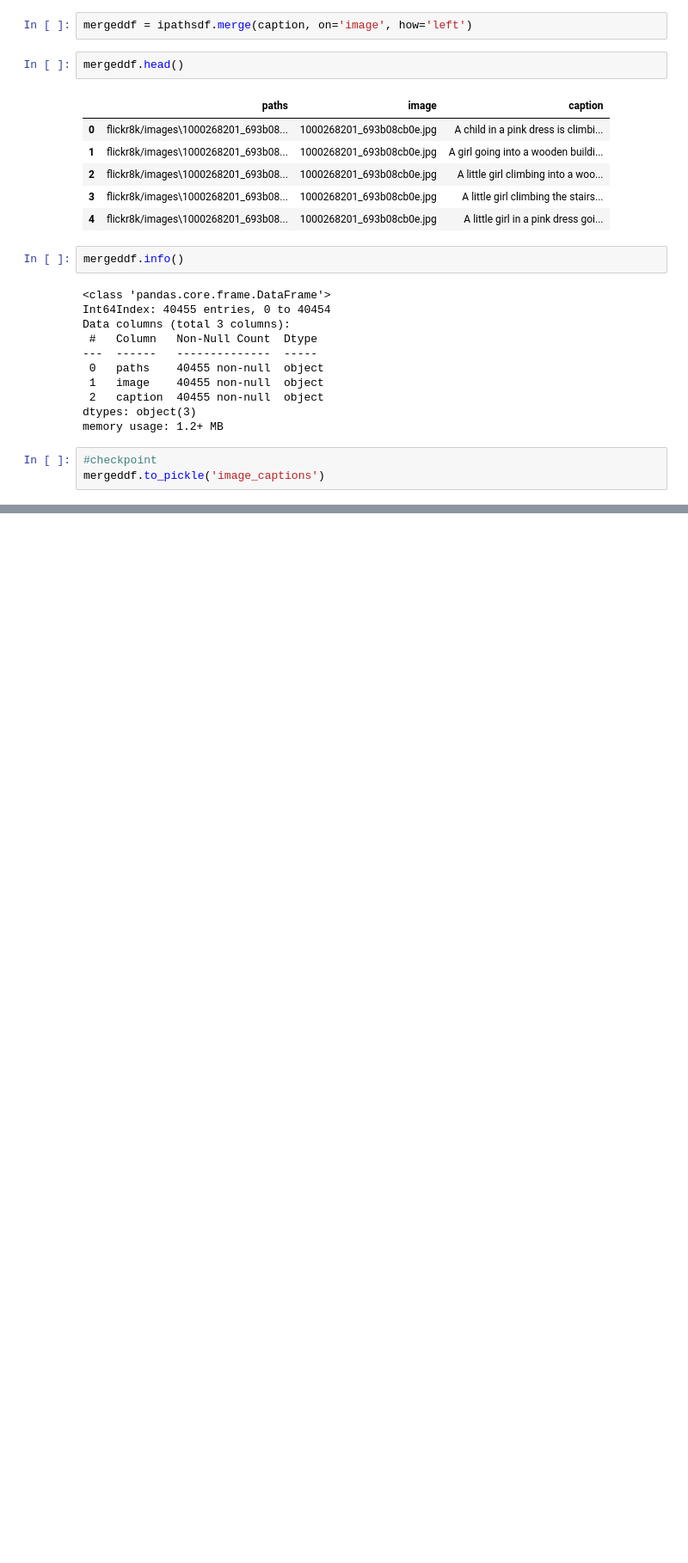
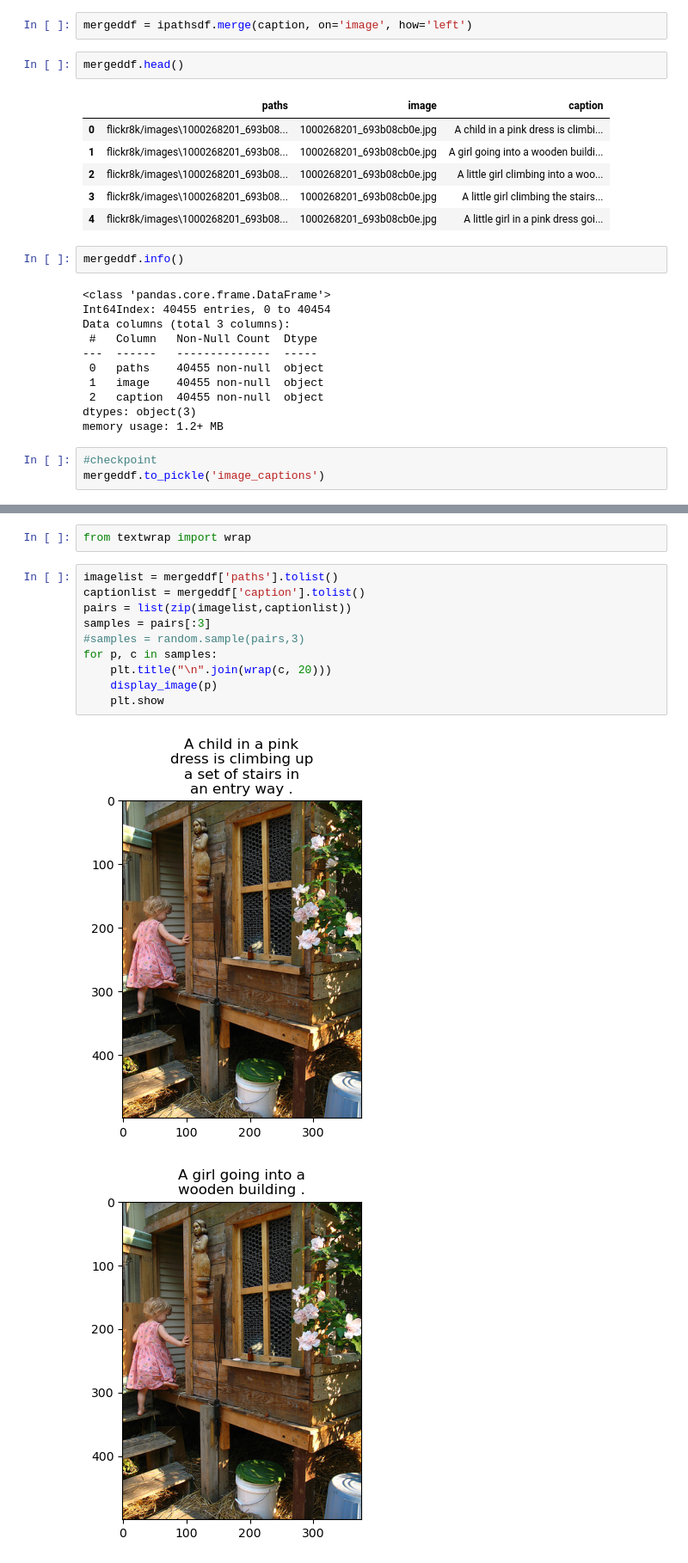
Before and after one commit to ananyachattoraj/capstone, a Jupyter notebook: EDA.ipynb, the cells around one changed output, grey strips where cells are left out. Shown at 86% size. Drawn from its saved outputs; the diff is of its cells as text; blank space fills up the shorter version.

Commit message:
new df captions by image path

```diff
--- a/EDA.ipynb
+++ b/EDA.ipynb
@@ -155,0 +157,15 @@ mergeddf.to_pickle('image_captions')
+# %%
+from textwrap import wrap
+# %%
+imagelist = mergeddf['paths'].tolist()
+captionlist = mergeddf['caption'].tolist()
+pairs = list(zip(imagelist,captionlist))
+samples = pairs[:3]
+#samples = random.sample(pairs,3)
+for p, c in samples:
+    plt.title("\n".join(wrap(c, 20)))
+    display_image(p)
+    plt.show
+# %% [output]
+[figure, added]
+[figure, added]
```
Also changed, not shown: parts of 13 cells of this notebook, 1 other file.
